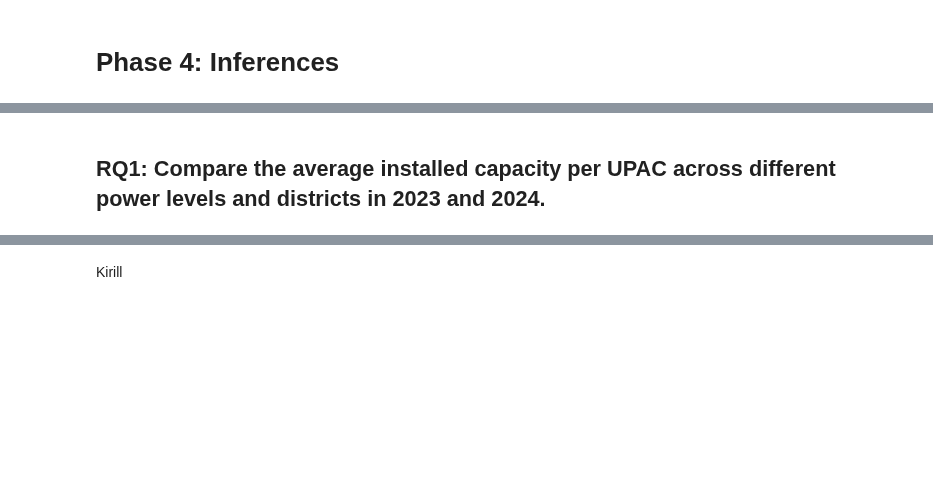
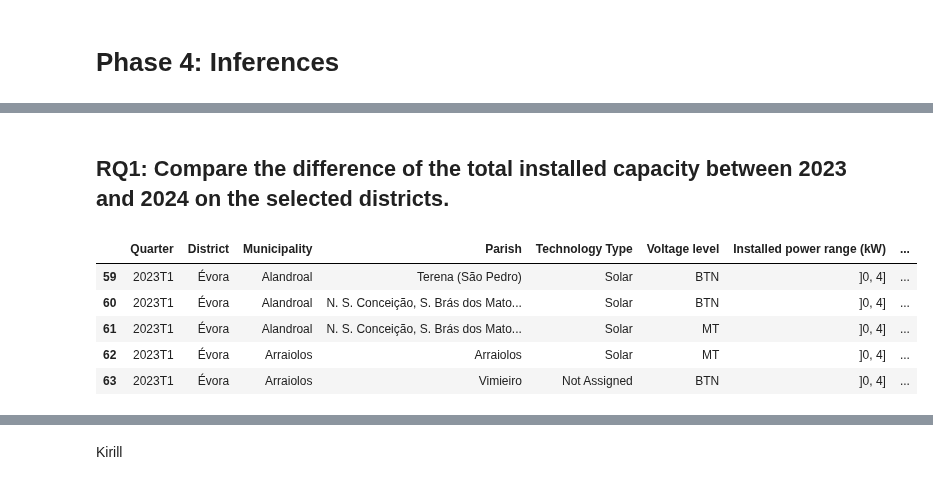
Before and after one commit to Mariana-rc01/WattWise, a Jupyter notebook: Notebooks/ReportFinal.ipynb, the cells around one changed output, grey strips where cells are left out. Cells and saved outputs as stored; diff of their text form; code cells hidden in the pictures; blank space fills up the shorter version.

```diff
--- a/Notebooks/ReportFinal.ipynb
+++ b/Notebooks/ReportFinal.ipynb
@@ -1659,2 +1842,16 @@ In this section, inferential analyses were conducted to statistically test the r
 # %% [markdown]
-## RQ1: Compare the average installed capacity per UPAC across different power levels and districts in 2023 and 2024.
+## RQ1: Compare the difference of the total installed capacity between 2023 and 2024 on the selected districts.
+# %%
+df=df_final
+districts = ['Aveiro','Évora','Vila Real','Faro']
+df_sample = df[df['District'].isin(districts)].copy()
+df_sample['Year'] = df_sample['Quarter'].str[:4].astype(int)
+
+df_sample.head()
+# %% [output]
+|  | Quarter | District | Municipality | Parish | Technology Type | Voltage level | Installed power range (kW) | ... |
+| 59 | 2023T1 | Évora | Alandroal | Terena (São Pedro) | Solar | BTN | ]0, 4] | ... |
+| 60 | 2023T1 | Évora | Alandroal | N. S. Conceição, S. Brás dos Mato... | Solar | BTN | ]0, 4] | ... |
+| 61 | 2023T1 | Évora | Alandroal | N. S. Conceição, S. Brás dos Mato... | Solar | MT | ]0, 4] | ... |
+| 62 | 2023T1 | Évora | Arraiolos | Arraiolos | Solar | MT | ]0, 4] | ... |
+| 63 | 2023T1 | Évora | Arraiolos | Vimieiro | Not Assigned | BTN | ]0, 4] | ... |
```
Also changed, not shown: parts of 43 cells of this notebook.
